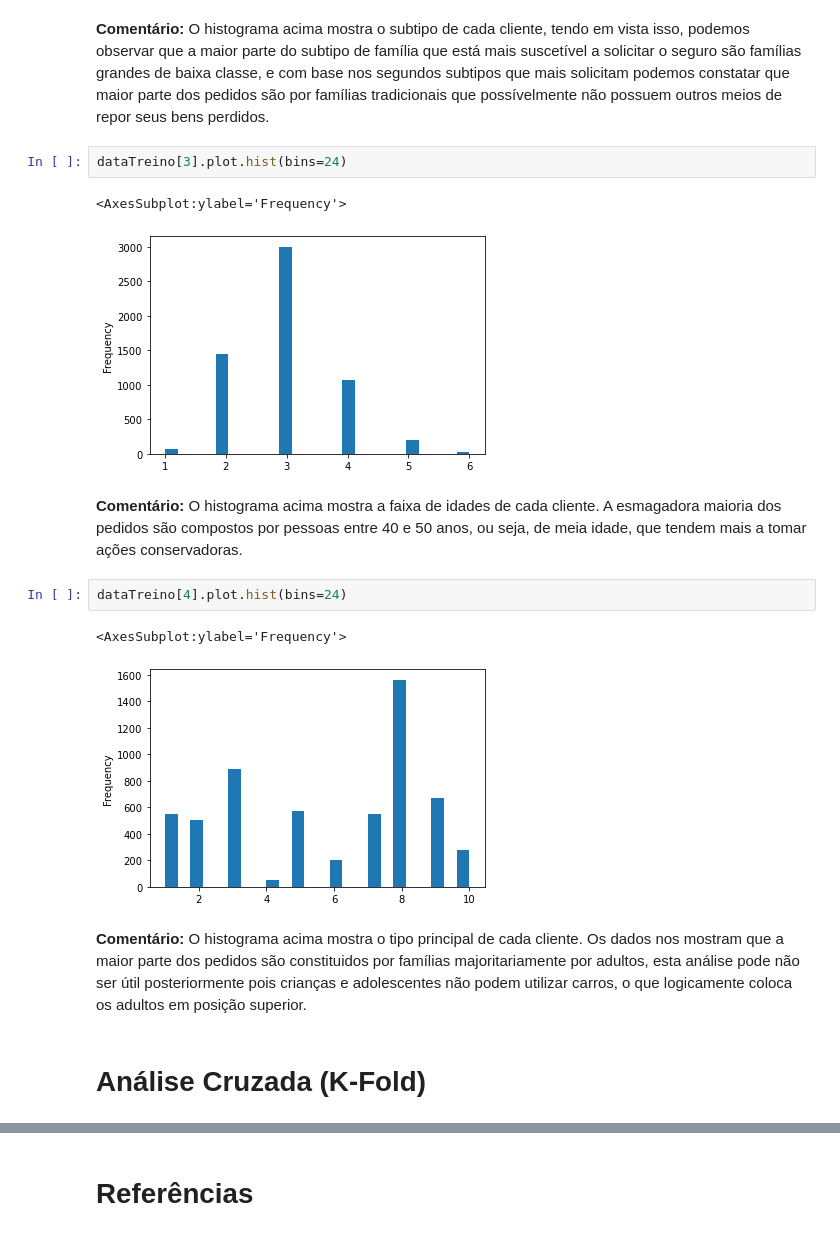
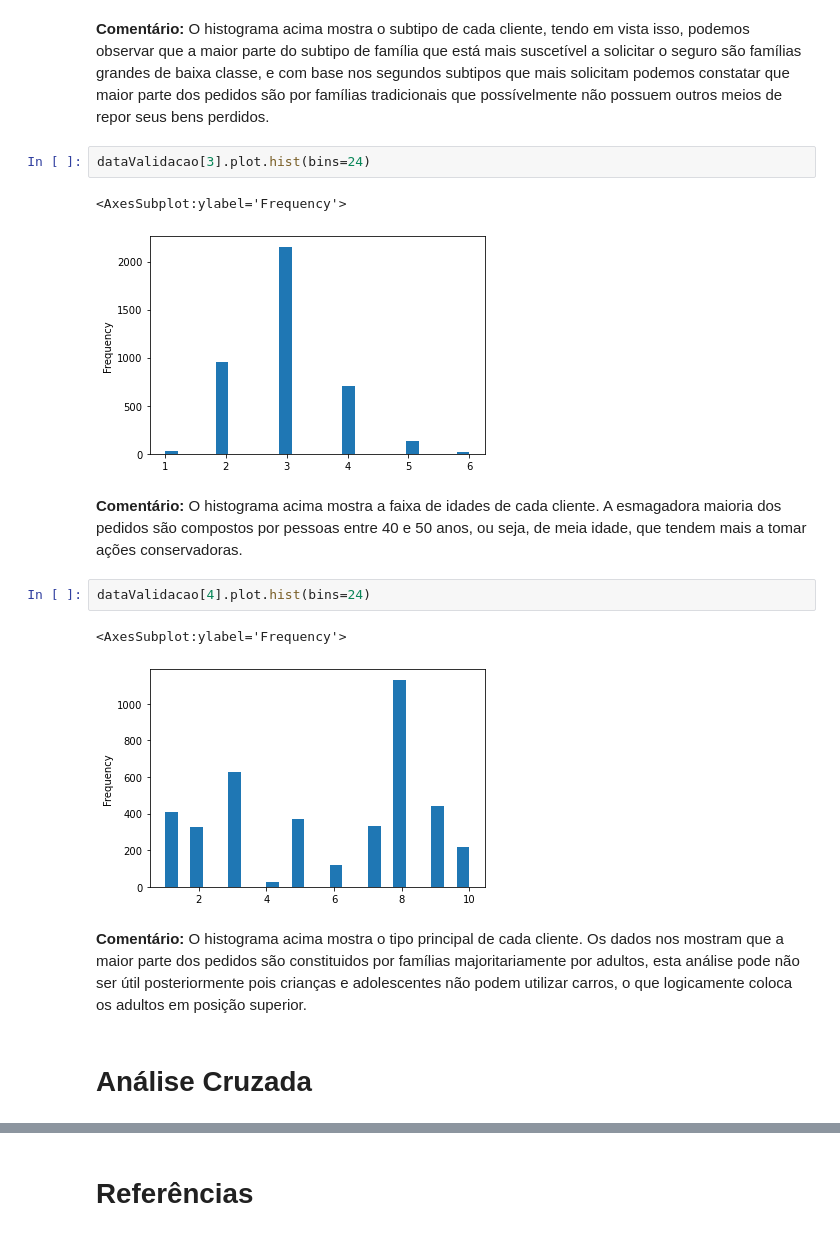
Before and after one commit to Barbomat/AD-Avaliacao-C3-Neumann-Software, a Jupyter notebook: Avalicação C3 - Neumann Software.ipynb, the cells around one changed output, grey strips where cells are left out. Saved outputs shown, nothing was run; the diff lists cells and outputs as text.

Commit message:
Adicionando análises cruzadas

```diff
--- a/Avalicação C3 - Neumann Software.ipynb
+++ b/Avalicação C3 - Neumann Software.ipynb
@@ -110,18 +118,18 @@ dataTreino[0].plot.hist(bins=100)
 # %% [markdown]
 **Comentário:** O histograma acima mostra o subtipo de cada cliente, tendo em vista isso, podemos observar que a maior parte do subtipo de família que está mais suscetível a solicitar o seguro são famílias grandes de baixa classe, e com base nos segundos subtipos que mais solicitam podemos constatar que maior parte dos pedidos são por famílias tradicionais que possívelmente não possuem outros meios de repor seus bens perdidos.
 # %%
-dataTreino[3].plot.hist(bins=24)
+dataValidacao[3].plot.hist(bins=24)
 # %% [output]
 <AxesSubplot:ylabel='Frequency'>
-[figure, old version]
+[figure, new version]
 # %% [markdown]
 **Comentário:** O histograma acima mostra a faixa de idades de cada cliente. A esmagadora maioria dos pedidos são compostos por pessoas entre 40 e 50 anos, ou seja, de meia idade, que tendem mais a tomar ações conservadoras.
 # %%
-dataTreino[4].plot.hist(bins=24)
+dataValidacao[4].plot.hist(bins=24)
 # %% [output]
 <AxesSubplot:ylabel='Frequency'>
-[figure, old version]
+[figure, new version]
 # %% [markdown]
 **Comentário:** O histograma acima mostra o tipo principal de cada cliente. Os dados nos mostram que a maior parte dos pedidos são constituidos por famílias majoritariamente por adultos, esta análise pode não ser útil posteriormente pois crianças e adolescentes não podem utilizar carros, o que logicamente coloca os adultos em posição superior.
 # %% [markdown]
-# Análise Cruzada (K-Fold)
+# Análise Cruzada
```
Also changed, not shown: parts of 8 cells of this notebook.
